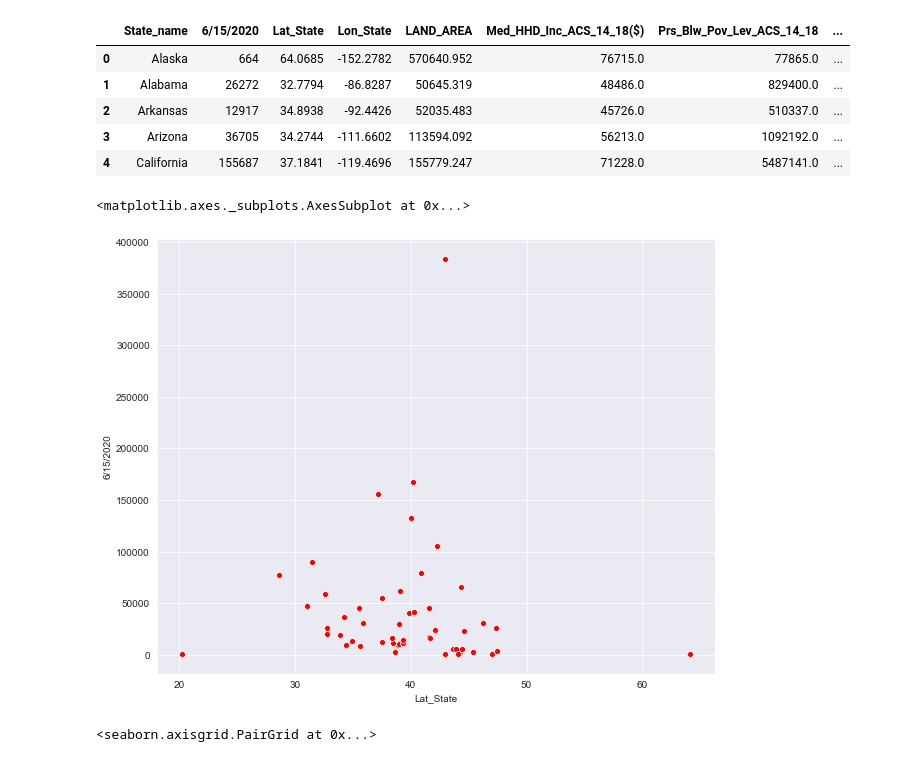
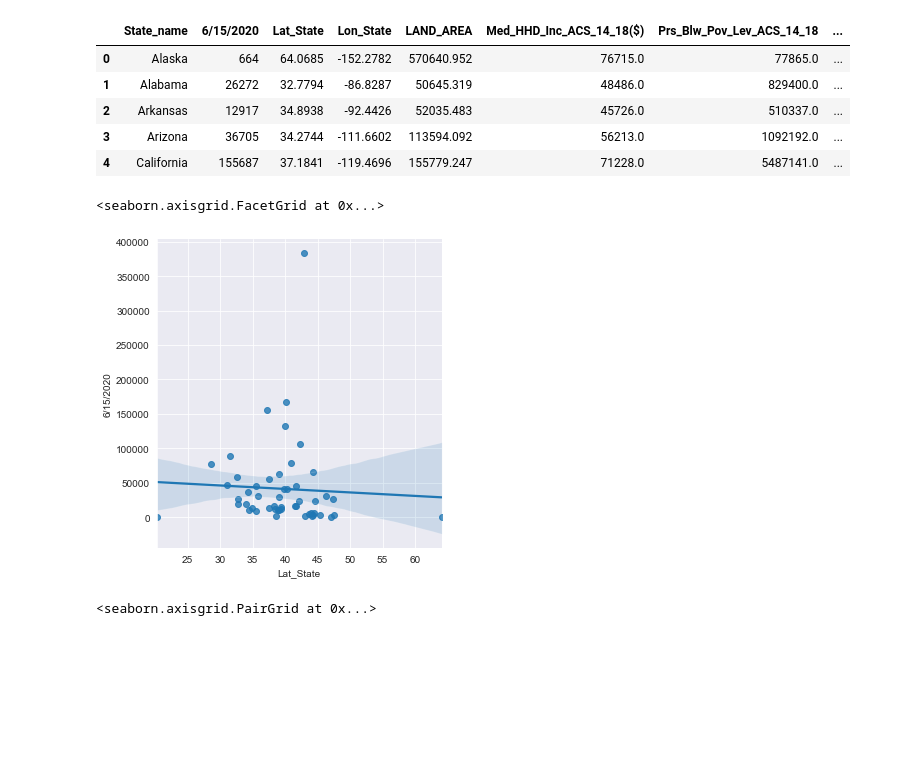
Before and after one commit to lewisaaronpaul/Project01_COVID-19_Analysis_TeamCool, a Jupyter notebook: project1apl.ipynb, the cells around one changed output. Saved outputs shown, nothing was run; the diff lists cells and outputs as text; code cells hidden in the pictures; blank space fills up the shorter version.

```diff
--- a/project1apl.ipynb
+++ b/project1apl.ipynb
@@ -324,11 +396,11 @@ covid_state_full_filter.head()
 # %%
 # Scatter plot.
 plt.rcParams["figure.figsize"] = [10,8]
 sns.set_style('darkgrid')
-sns.scatterplot(x='Lat_State', y='6/15/2020', data = covid_state_full, color = 'r')
+sns.lmplot(x='Lat_State', y='6/15/2020', data = covid_state_full)
 # %% [output]
-<matplotlib.axes._subplots.AxesSubplot at 0x...>
+<seaborn.axisgrid.FacetGrid at 0x...>
-[figure, old version]
+[figure, new version]
 # %%
 sns.pairplot(covid_state_full_filter)
 # %% [output]
```
Also changed, not shown: parts of 61 cells of this notebook.
